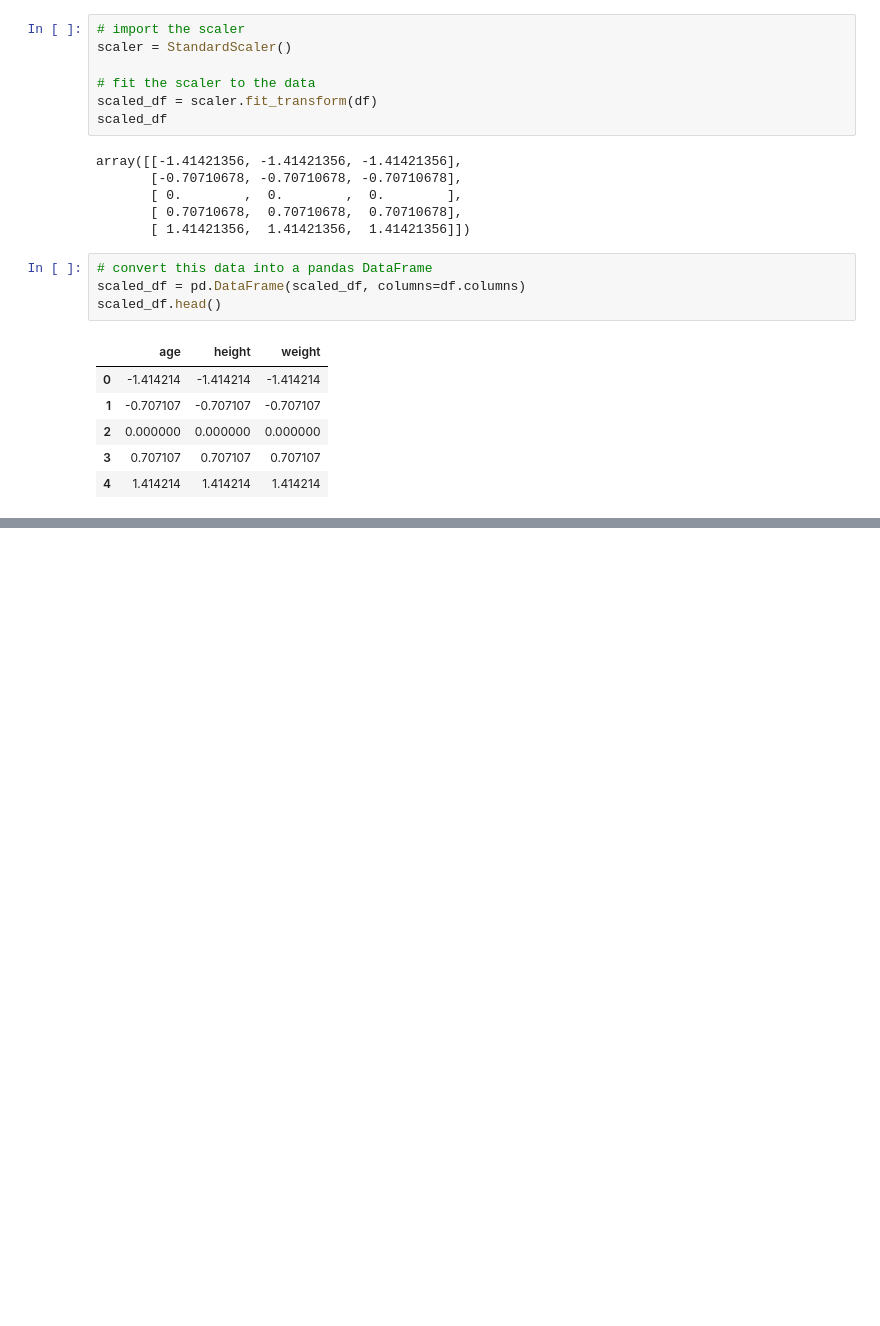
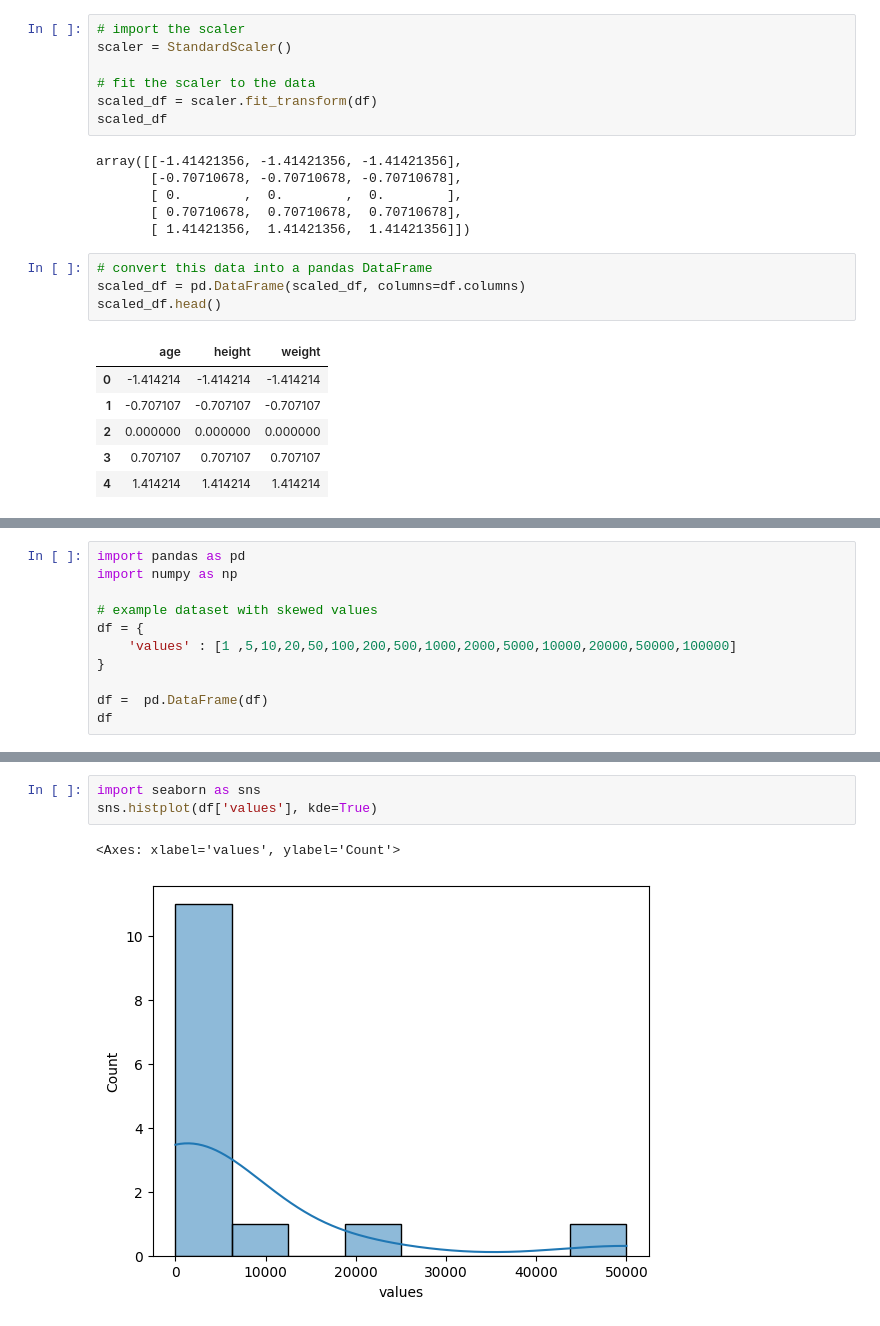
Before and after one commit to mianabdulbasit-tech/Data-Science-And-AI, a Jupyter notebook: 07_machine_learning/06_scaling.ipynb, the cells around one changed output, grey strips where cells are left out. Cells and saved outputs as stored; diff of their text form; blank space fills up the shorter version.

```diff
--- a/07_machine_learning/06_scaling.ipynb
+++ b/07_machine_learning/06_scaling.ipynb
@@ -59,0 +105,11 @@ scaled_df.head()
+# %%
+import pandas as pd
+import numpy as np
+
+# example dataset with skewed values
+df = {
+    'values' : [1 ,5,10,20,50,100,200,500,1000,2000,5000,10000,20000,50000,100000]
+}
+
+df =  pd.DataFrame(df)
+df
@@ -59,0 +133,6 @@ scaled_df.head()
+# %%
+import seaborn as sns
+sns.histplot(df['values'], kde=True)
+# %% [output]
+<Axes: xlabel='values', ylabel='Count'>
+[figure, added]
```
Also changed, not shown: parts of 24 cells of this notebook.
